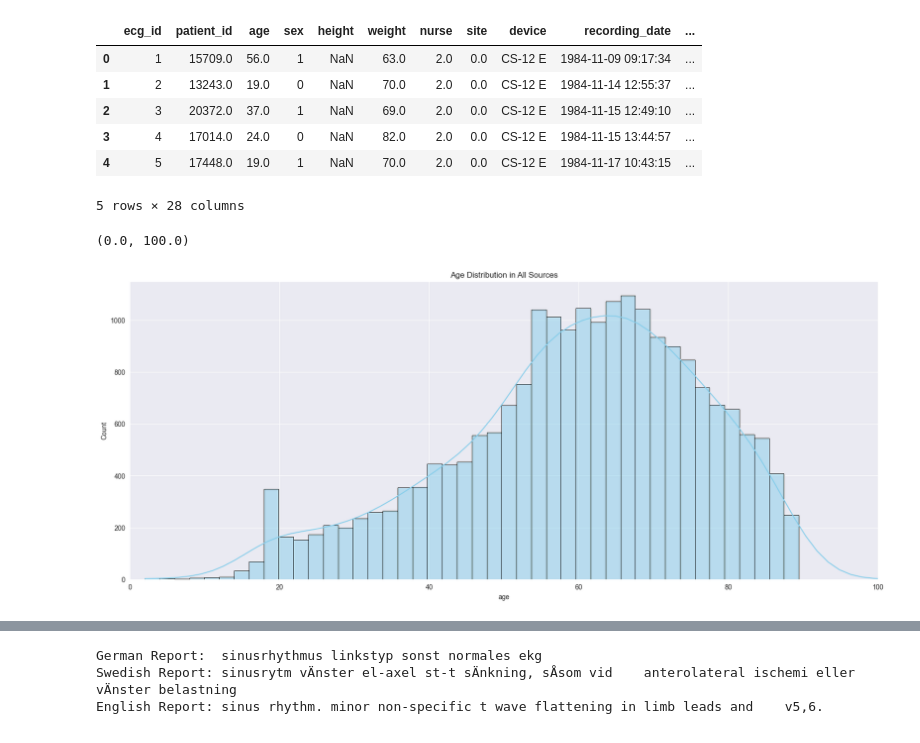
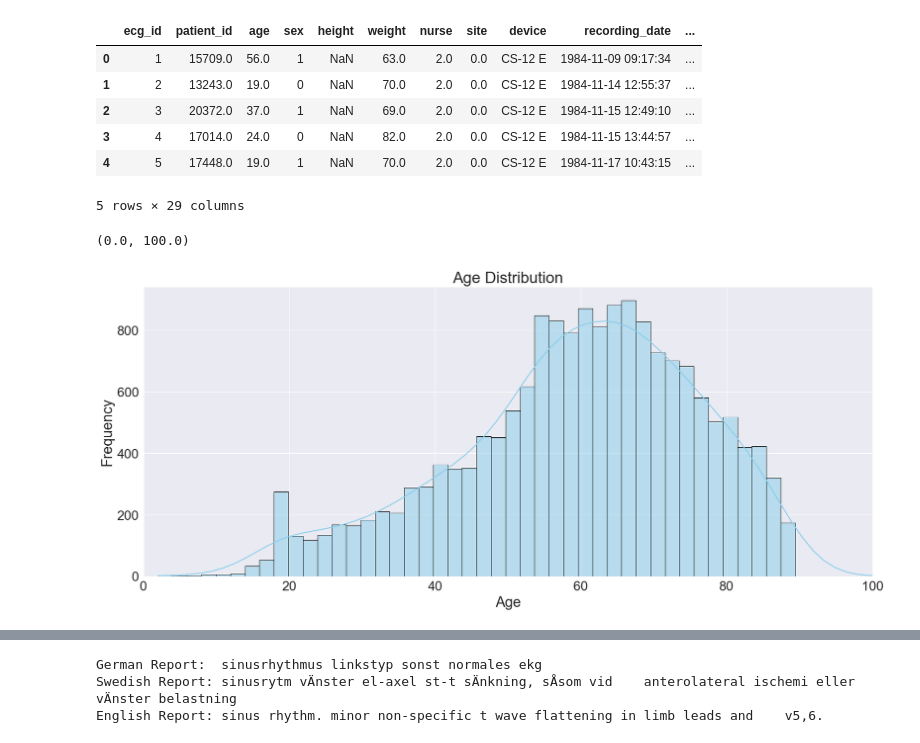
Before and after one commit to RinoG/ecg-to-text, a Jupyter notebook: notebooks/02_data_visualization.ipynb, the cells around one changed output, grey strips where cells are left out. Drawn from its saved outputs; the diff is of its cells as text; code cells hidden in the pictures.

```diff
--- a/notebooks/02_data_visualization.ipynb
+++ b/notebooks/02_data_visualization.ipynb
@@ -11,7 +11,7 @@ warnings.filterwarnings('ignore')
 # %%
 os.chdir('..')
 # %%
-data = pd.read_csv('data_ptb-xl/ptbxl_database.csv')
+data = pd.read_csv('data_ptb-xl/train.csv')
 data.head()
 # %% [output]
 |  | ecg_id | patient_id | age | sex | height | weight | nurse | site | device | recording_date | ... |
@@ -20,15 +20,19 @@ data.head()
 | 2 | 3 | 20372.0 | 37.0 | 1 | NaN | 69.0 | 2.0 | 0.0 | CS-12 E | 1984-11-15 12:49:10 | ... |
 | 3 | 4 | 17014.0 | 24.0 | 0 | NaN | 82.0 | 2.0 | 0.0 | CS-12 E | 1984-11-15 13:44:57 | ... |
 | 4 | 5 | 17448.0 | 19.0 | 1 | NaN | 70.0 | 2.0 | 0.0 | CS-12 E | 1984-11-17 10:43:15 | ... |
-5 rows × 28 columns
+5 rows × 29 columns
 # %%
 plt.figure(figsize=(20, 8))
 sns.histplot(data['age'], bins=150, kde=True, color='skyblue', edgecolor='black')
-plt.title('Age Distribution in All Sources')
+plt.title('Age Distribution', fontsize=24)
+plt.xlabel('Age', fontsize=22)
+plt.ylabel('Frequency', fontsize=22)
+plt.xticks(fontsize=20)
+plt.yticks(fontsize=20)
 plt.xlim([0, 100])
 # %% [output]
 (0.0, 100.0)
-[figure, old version]
+[figure, new version]
 # %%
 gender_counts = data['sex'].value_counts()
 
```
Also changed, not shown: parts of 13 cells of this notebook.
